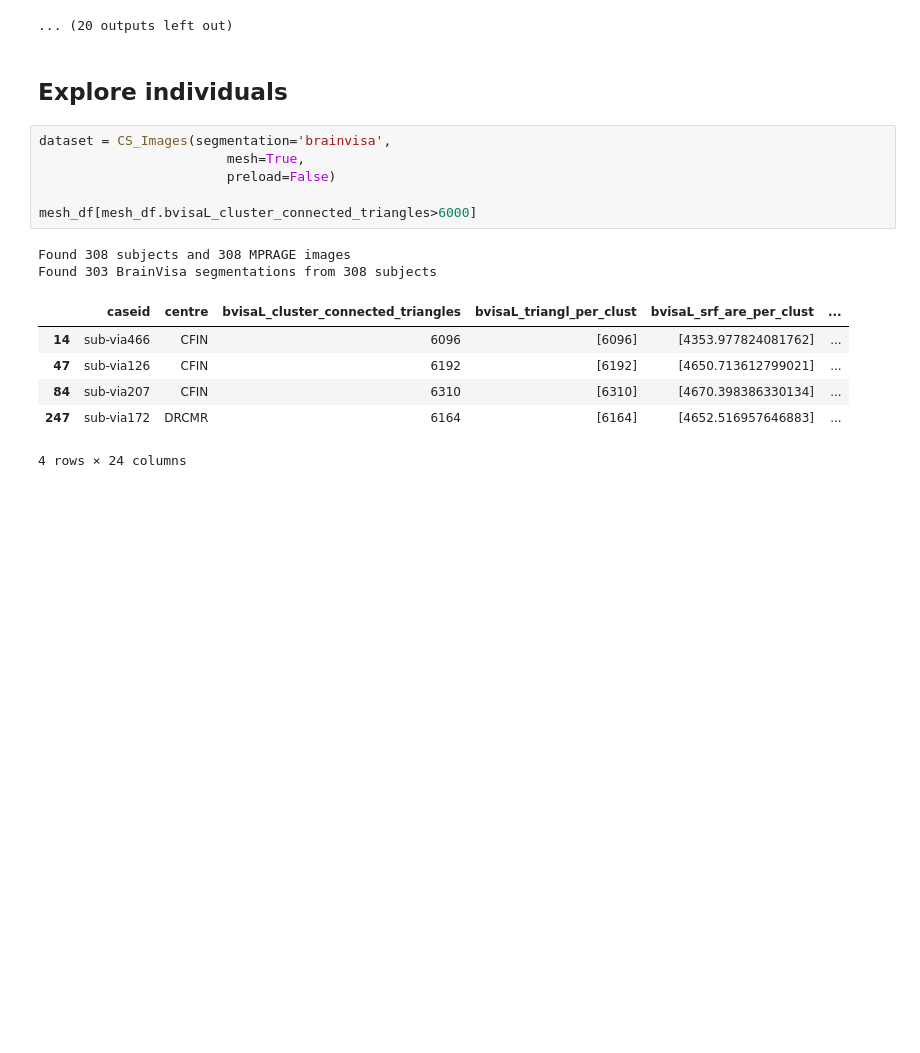
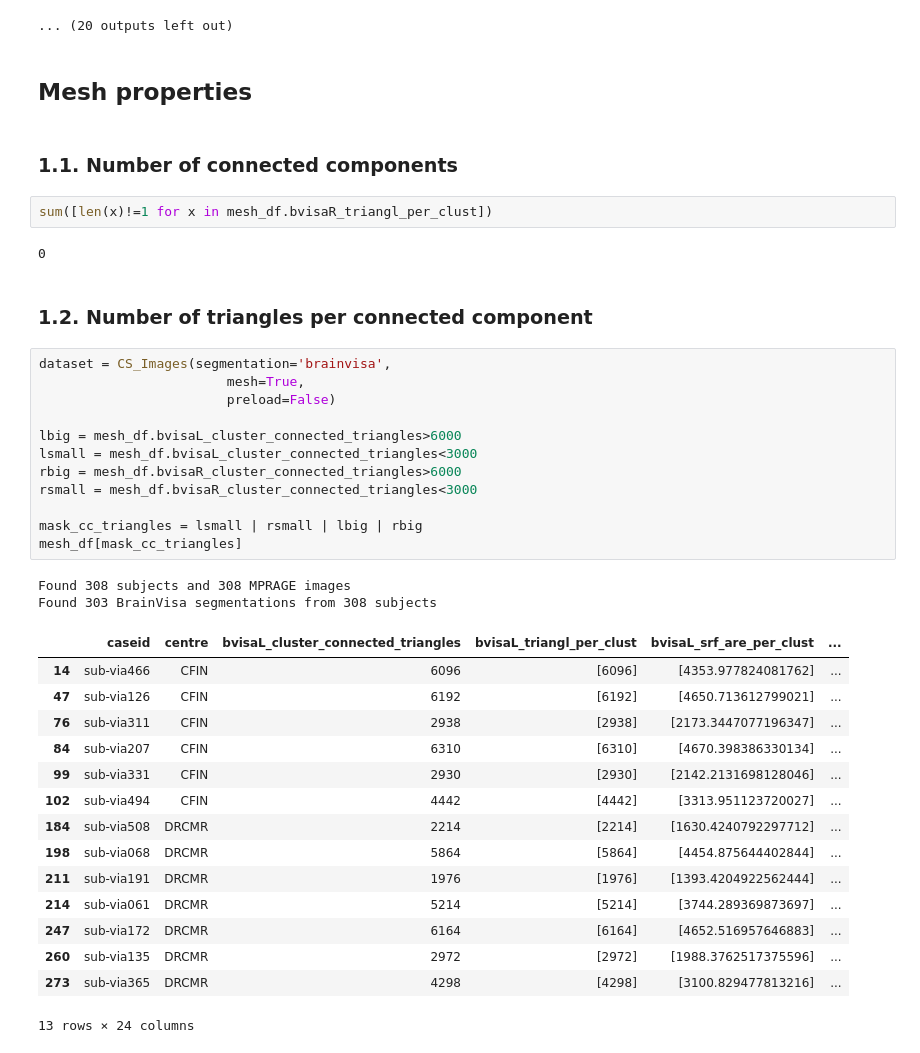
Before and after one commit to Vivikar/central-sulcus-analysis, a Jupyter notebook: notebooks/2_Dastaset_EDA.ipynb, the cells around one changed output. Drawn from its saved outputs; the diff is of its cells as text; blank space fills up the shorter version.

```diff
--- a/notebooks/2_Dastaset_EDA.ipynb
+++ b/notebooks/2_Dastaset_EDA.ipynb
@@ -81,20 +83,43 @@ bvisaL_is_edge_manifold
 bvisaL_is_vertex_manifold
 [figure]
 ... (20 outputs left out)
-# %% [markdown]
-## Explore individuals
+# %% [markdown]
+## Mesh properties
+# %% [markdown]
+### 1.1. Number of connected components
+# %%
+sum([len(x)!=1 for x in mesh_df.bvisaR_triangl_per_clust])
+# %% [output]
+0
+# %% [markdown]
+### 1.2. Number of triangles per connected component
 # %%
 dataset = CS_Images(segmentation='brainvisa',
                         mesh=True,
                         preload=False)
 
-mesh_df[mesh_df.bvisaL_cluster_connected_triangles>6000]
+lbig = mesh_df.bvisaL_cluster_connected_triangles>6000
+lsmall = mesh_df.bvisaL_cluster_connected_triangles<3000
+rbig = mesh_df.bvisaR_cluster_connected_triangles>6000
+rsmall = mesh_df.bvisaR_cluster_connected_triangles<3000
+
+mask_cc_triangles = lsmall | rsmall | lbig | rbig
+mesh_df[mask_cc_triangles]
 # %% [output]
 Found 308 subjects and 308 MPRAGE images
 Found 303 BrainVisa segmentations from 308 subjects
 |  | caseid | centre | bvisaL_cluster_connected_triangles | bvisaL_triangl_per_clust | bvisaL_srf_are_per_clust | ... |
 | 14 | sub-via466 | CFIN | 6096 | [6096] | [4353.977824081762] | ... |
 | 47 | sub-via126 | CFIN | 6192 | [6192] | [4650.713612799021] | ... |
+| 76 | sub-via311 | CFIN | 2938 | [2938] | [2173.3447077196347] | ... |
 | 84 | sub-via207 | CFIN | 6310 | [6310] | [4670.398386330134] | ... |
+| 99 | sub-via331 | CFIN | 2930 | [2930] | [2142.2131698128046] | ... |
+| 102 | sub-via494 | CFIN | 4442 | [4442] | [3313.951123720027] | ... |
+| 184 | sub-via508 | DRCMR | 2214 | [2214] | [1630.4240792297712] | ... |
+| 198 | sub-via068 | DRCMR | 5864 | [5864] | [4454.875644402844] | ... |
+| 211 | sub-via191 | DRCMR | 1976 | [1976] | [1393.4204922562444] | ... |
+| 214 | sub-via061 | DRCMR | 5214 | [5214] | [3744.289369873697] | ... |
 | 247 | sub-via172 | DRCMR | 6164 | [6164] | [4652.516957646883] | ... |
+| 260 | sub-via135 | DRCMR | 2972 | [2972] | [1988.3762517375596] | ... |
+| 273 | sub-via365 | DRCMR | 4298 | [4298] | [3100.829477813216] | ... |
-4 rows × 24 columns
+13 rows × 24 columns
```
Also changed, not shown: parts of 26 cells of this notebook, 1 other file.
